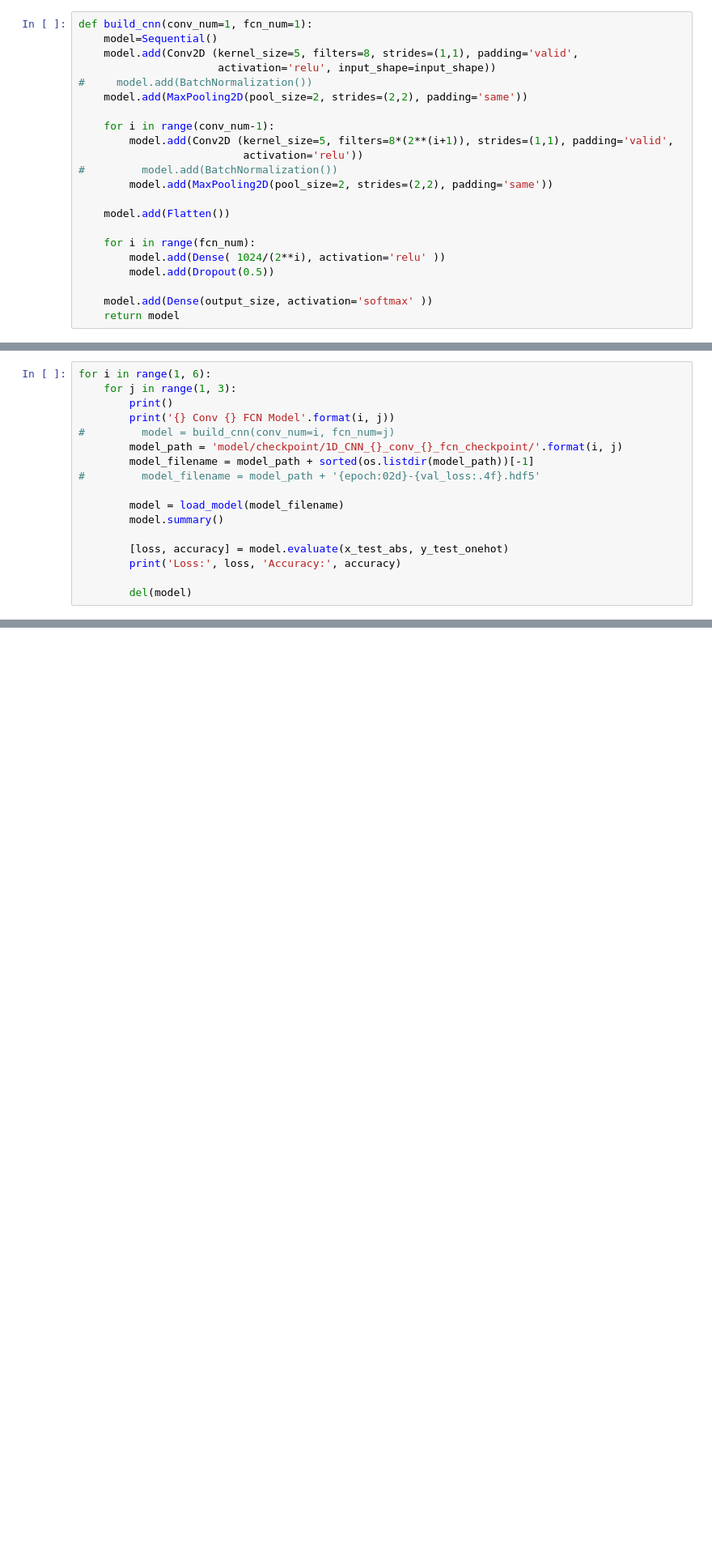
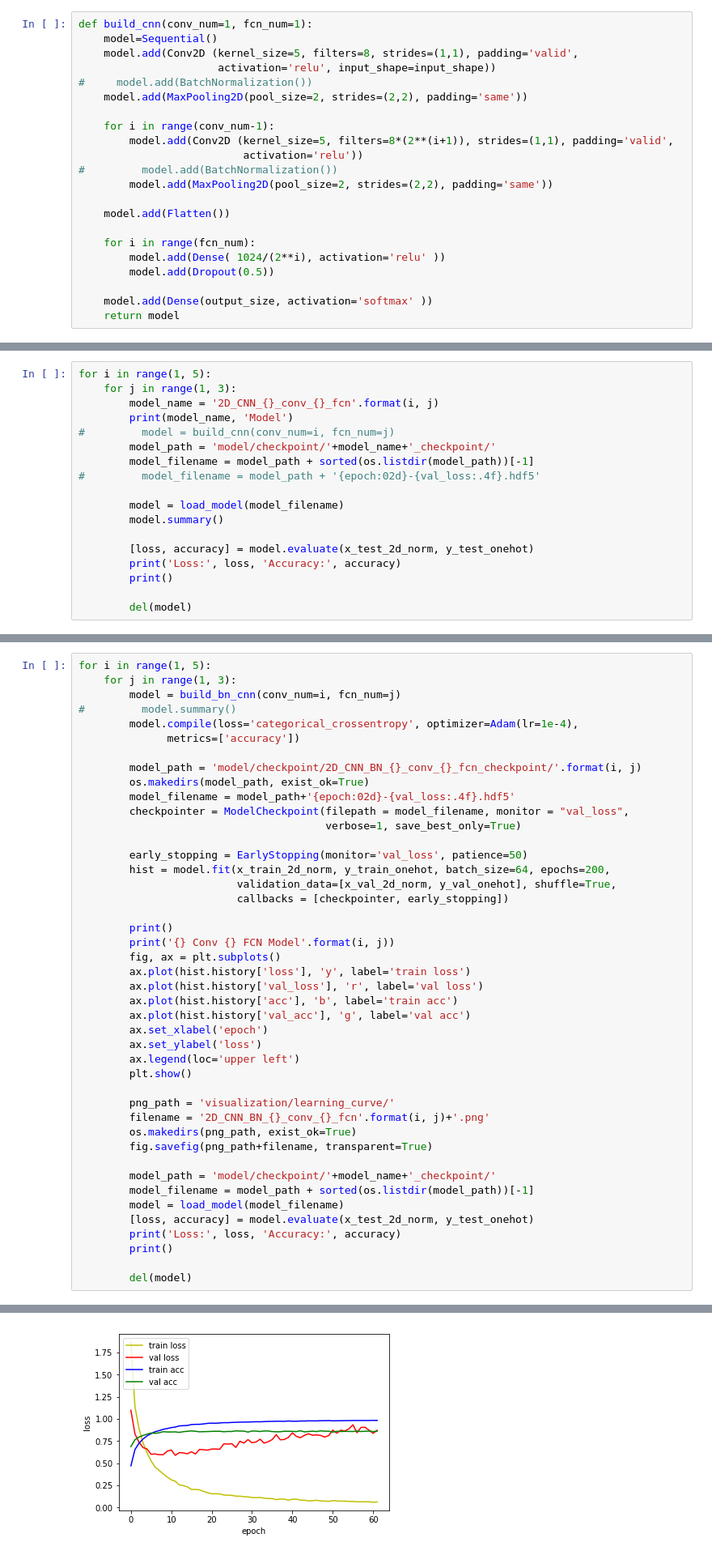
Before and after one commit to BbChip0103/sf_word_recog_research, a Jupyter notebook: from_professor/train_2d_cnn.ipynb, the cells around one changed output, grey strips where cells are left out. Shown at 81% size. Saved outputs shown, nothing was run; the diff lists cells and outputs as text; blank space fills up the shorter version.

```diff
--- a/from_professor/train_2d_cnn.ipynb
+++ b/from_professor/train_2d_cnn.ipynb
@@ -156,17 +277,18 @@ for i in range(1, 6):
 # %%
-for i in range(1, 6):
+for i in range(1, 5):
     for j in range(1, 3):
-        print()
-        print('{} Conv {} FCN Model'.format(i, j))
+        model_name = '2D_CNN_{}_conv_{}_fcn'.format(i, j)
+        print(model_name, 'Model')
 #         model = build_cnn(conv_num=i, fcn_num=j)
-        model_path = 'model/checkpoint/1D_CNN_{}_conv_{}_fcn_checkpoint/'.format(i, j)
+        model_path = 'model/checkpoint/'+model_name+'_checkpoint/'
         model_filename = model_path + sorted(os.listdir(model_path))[-1]
 #         model_filename = model_path + '{epoch:02d}-{val_loss:.4f}.hdf5'
 
         model = load_model(model_filename)
         model.summary()
 
-        [loss, accuracy] = model.evaluate(x_test_abs, y_test_onehot)
+        [loss, accuracy] = model.evaluate(x_test_2d_norm, y_test_onehot)
         print('Loss:', loss, 'Accuracy:', accuracy)
+        print()
 
         del(model)
@@ -172,0 +335,45 @@ for i in range(1, 6):
+# %%
+for i in range(1, 5):
+    for j in range(1, 3):
+        model = build_bn_cnn(conv_num=i, fcn_num=j)
+#         model.summary()
+        model.compile(loss='categorical_crossentropy', optimizer=Adam(lr=1e-4),
+              metrics=['accuracy'])
+
+        model_path = 'model/checkpoint/2D_CNN_BN_{}_conv_{}_fcn_checkpoint/'.format(i, j)
+        os.makedirs(model_path, exist_ok=True)
+        model_filename = model_path+'{epoch:02d}-{val_loss:.4f}.hdf5'
+        checkpointer = ModelCheckpoint(filepath = model_filename, monitor = "val_loss",
+                                       verbose=1, save_best_only=True)
+
+        early_stopping = EarlyStopping(monitor='val_loss', patience=50)
+        hist = model.fit(x_train_2d_norm, y_train_onehot, batch_size=64, epochs=200,
+                         validation_data=[x_val_2d_norm, y_val_onehot], shuffle=True,
+                         callbacks = [checkpointer, early_stopping])
+
+        print()
+        print('{} Conv {} FCN Model'.format(i, j))
+        fig, ax = plt.subplots()
+        ax.plot(hist.history['loss'], 'y', label='train loss')
+        ax.plot(hist.history['val_loss'], 'r', label='val loss')
+        ax.plot(hist.history['acc'], 'b', label='train acc')
+        ax.plot(hist.history['val_acc'], 'g', label='val acc')
+        ax.set_xlabel('epoch')
+        ax.set_ylabel('loss')
+        ax.legend(loc='upper left')
+        plt.show()
+
+        png_path = 'visualization/learning_curve/'
+        filename = '2D_CNN_BN_{}_conv_{}_fcn'.format(i, j)+'.png'
+        os.makedirs(png_path, exist_ok=True)
+        fig.savefig(png_path+filename, transparent=True)
+
+        model_path = 'model/checkpoint/'+model_name+'_checkpoint/'
+        model_filename = model_path + sorted(os.listdir(model_path))[-1]
+        model = load_model(model_filename)
+        [loss, accuracy] = model.evaluate(x_test_2d_norm, y_test_onehot)
+        print('Loss:', loss, 'Accuracy:', accuracy)
+        print()
+
+        del(model)
+# %% [output]
@@ -172,0 +397 @@ for i in range(1, 6):
+[figure, added]
```
Also changed, not shown: parts of 13 cells of this notebook.
